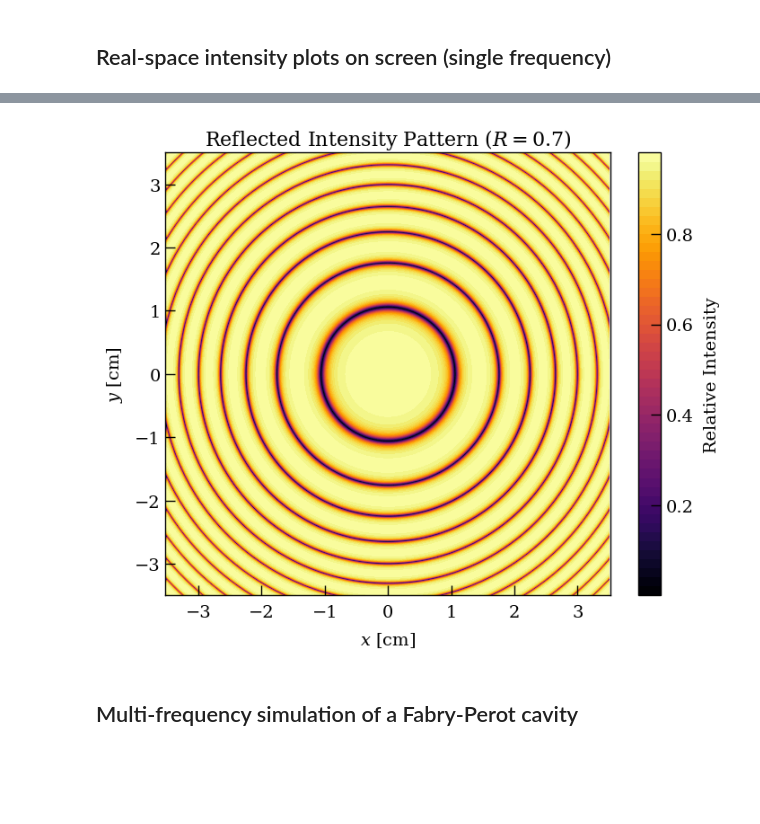
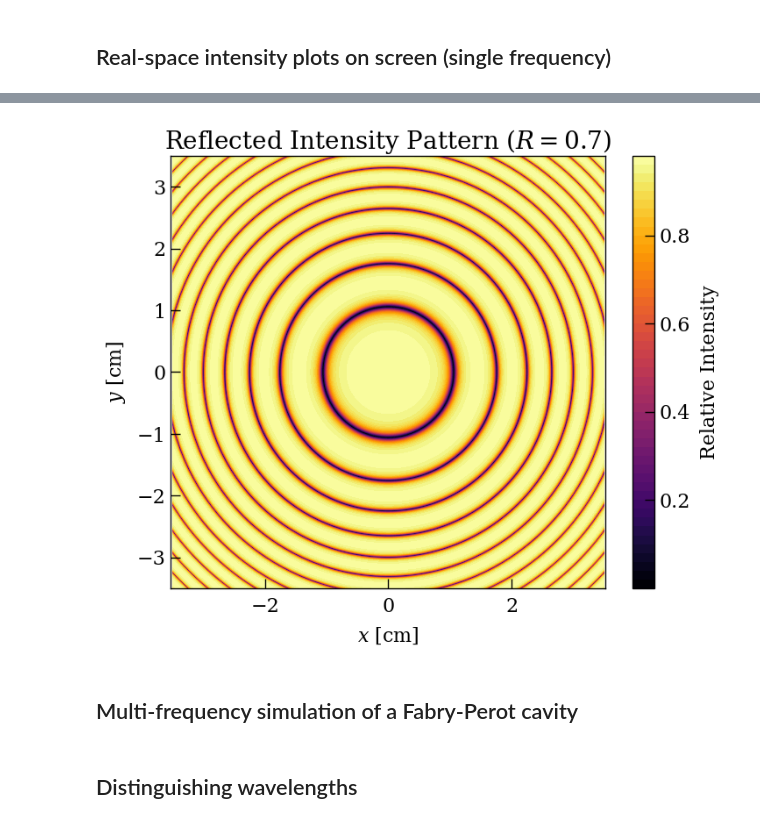
Before and after one commit to Chocolirz/IB-SciComp, a Jupyter notebook: Fabry_Perot/FP_simulation.ipynb, the cells around one changed output, grey strips where cells are left out. Drawn from its saved outputs; the diff is of its cells as text; code cells hidden in the pictures; blank space fills up the shorter version.

```diff
--- a/Fabry_Perot/FP_simulation.ipynb
+++ b/Fabry_Perot/FP_simulation.ipynb
@@ -42,16 +42,16 @@ plt.rc('figure', titlesize=BIGGER_SIZE)  # fontsize of the figure title
 
 params = {
     'font.family': 'serif',
-    'font.size' : 14, 'axes.titlesize' : 14, 'axes.labelsize' : 14, 'axes.linewidth' : 1,
+    'font.size' : 16, 'axes.titlesize' : 16, 'axes.labelsize' : 16, 'axes.linewidth' : 1,
     # ticks
-    'xtick.labelsize' : 14, 'ytick.labelsize' : 14, 'xtick.major.size' : 8, 'xtick.minor.size' : 4,
+    'xtick.labelsize' : 16, 'ytick.labelsize' : 16, 'xtick.major.size' : 8, 'xtick.minor.size' : 4,
     'ytick.major.size' : 8, 'ytick.minor.size' : 4, 'xtick.major.width' : 1, 'xtick.minor.width' : 1,
     'ytick.major.width' : 1, 'ytick.minor.width' : 1, 'xtick.direction' : 'in', 'ytick.direction' : 'in',
     # markers
     'lines.markersize' : 4, 'lines.markeredgewidth' : 1, 'errorbar.capsize' : 5, 'lines.linewidth' : 1.5,
     #'lines.linestyle' : None, 'lines.marker' : None,
-    'savefig.bbox' : 'tight', 'legend.fontsize' : 14,
-    'axes.labelsize': 14, 'axes.titlesize':16, 'xtick.labelsize':14, 'ytick.labelsize':14,
+    'savefig.bbox' : 'tight', 'legend.fontsize' : 16,
+    'axes.labelsize': 16, 'axes.titlesize':20, 'xtick.labelsize':16, 'ytick.labelsize':16,
     'backend': 'Agg', 'mathtext.fontset': 'dejavuserif',
     'figure.facecolor':'w',
     #pad
@@ -79,8 +79,8 @@ delta = 2*k*n*h*np.cos(theta) # in radians, the phase shift for going two time t
 def intensity_t(delta, R):
     return 1 / (1 + ((4*R*(np.sin(delta/2))**2)/((1-R)**2))) # intensity for transmitting light
 
-def intensity_r(delta):
-    return 1 - intensity_t(delta) # intensity for reflecting light
+def intensity_r(delta, R):
+    return 1 / (1 + ((1-R)**2/(4*R*(np.sin(delta/2))**2))) # intensity for reflecting light
 # %% [markdown]
 ## Fourier space transmittance analysis
 # %%
@@ -124,8 +124,11 @@ def delta(X, Y):
     return 2*k*n*h*np.cos(theta(X,Y))
 
 # calculate the intensity for a coordinate (x,y)
-def intensity(X, Y):
+def fringe_t(X, Y):
     return intensity_t(delta(X,Y), 0.7)
+
+def fringe_r(X, Y):
+    return intensity_r(delta(X,Y), 0.7)
 # %%
 # make a quick sketch of the fringes on our screen using colored 2-D plots
 plt.figure(figsize=(8,6.4))
@@ -146,22 +149,24 @@ plt.show()
 # %%
 # make a quick sketch of the fringes on our screen using colored 2-D plots
 plt.figure(figsize=(8,6.4))
 plt.title(f"Reflected Intensity Pattern ($R=0.7$)")
 plt.xlabel(f"$x$ [cm]")
 plt.ylabel(f"$y$ [cm]")
 plt.axis('equal')
 plt.xlim(-Screen_size/2, Screen_size/2)
 plt.ylim(-Screen_size/2, Screen_size/2)
-contour = plt.contourf(X, Y, 1-intensity(X,Y), 50, cmap = "inferno")
+contour = plt.contourf(X, Y, fringe_r(X,Y), 50, cmap = "inferno")
 cbar = plt.colorbar(contour)
 cbar.set_ticks([0.2, 0.4, 0.6, 0.8])  # Set ticks from 0 to 1 with a step of 0.2
 cbar.set_label("Relative Intensity")
 #plt.savefig("reflected_intensity_pattern.png", dpi=300)
 plt.show()
 # %% [output]
-[figure, old version]
+[figure, new version]
 # %% [markdown]
 ## Multi-frequency simulation of a Fabry-Perot cavity
 # %%
 # Intensity for multiple wavelengths
 # Not our priority right now, but we can add this feature later.
+# %% [markdown]
+## Distinguishing wavelengths
```
Also changed, not shown: parts of 2 cells of this notebook.
